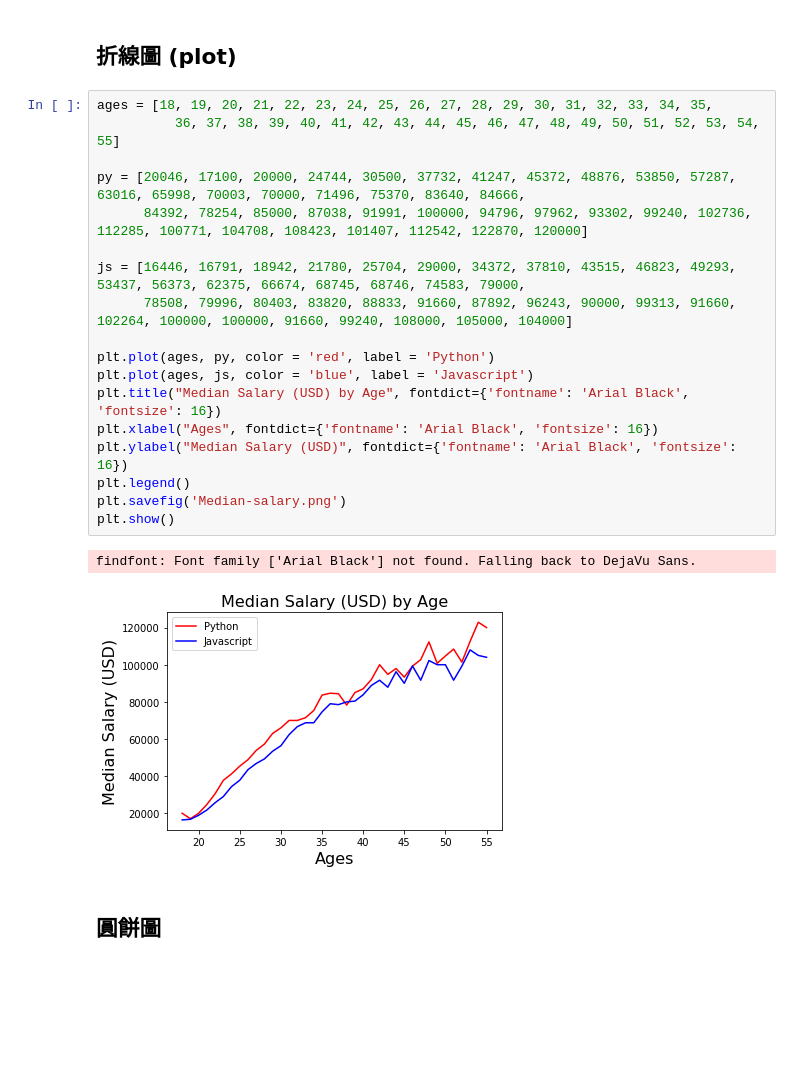
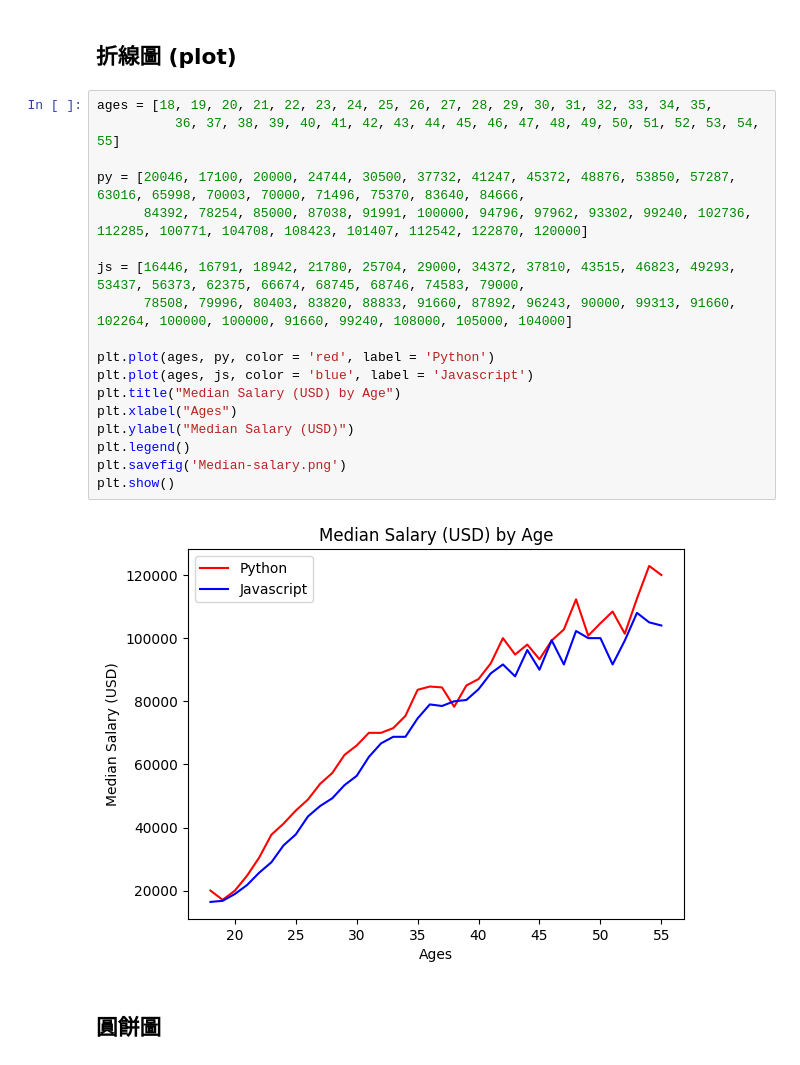
Before and after one commit to ThousandAI/pycs4001, a Jupyter notebook: class05/class05.ipynb, the cells around one changed output. Cells and saved outputs as stored; diff of their text form; blank space fills up the shorter version.

```diff
--- a/class05/class05.ipynb
+++ b/class05/class05.ipynb
@@ -189,24 +197,23 @@ data.groupby(["Type 1"]).mean()
 # %%
 ages = [18, 19, 20, 21, 22, 23, 24, 25, 26, 27, 28, 29, 30, 31, 32, 33, 34, 35,
           36, 37, 38, 39, 40, 41, 42, 43, 44, 45, 46, 47, 48, 49, 50, 51, 52, 53, 54, 55]
 
 py = [20046, 17100, 20000, 24744, 30500, 37732, 41247, 45372, 48876, 53850, 57287, 63016, 65998, 70003, 70000, 71496, 75370, 83640, 84666,
       84392, 78254, 85000, 87038, 91991, 100000, 94796, 97962, 93302, 99240, 102736, 112285, 100771, 104708, 108423, 101407, 112542, 122870, 120000]
 
 js = [16446, 16791, 18942, 21780, 25704, 29000, 34372, 37810, 43515, 46823, 49293, 53437, 56373, 62375, 66674, 68745, 68746, 74583, 79000,
       78508, 79996, 80403, 83820, 88833, 91660, 87892, 96243, 90000, 99313, 91660, 102264, 100000, 100000, 91660, 99240, 108000, 105000, 104000]
 
 plt.plot(ages, py, color = 'red', label = 'Python')
 plt.plot(ages, js, color = 'blue', label = 'Javascript')
-plt.title("Median Salary (USD) by Age", fontdict={'fontname': 'Arial Black', 'fontsize': 16})
-plt.xlabel("Ages", fontdict={'fontname': 'Arial Black', 'fontsize': 16})
-plt.ylabel("Median Salary (USD)", fontdict={'fontname': 'Arial Black', 'fontsize': 16})
+plt.title("Median Salary (USD) by Age")
+plt.xlabel("Ages")
+plt.ylabel("Median Salary (USD)")
 plt.legend()
 plt.savefig('Median-salary.png')
 plt.show()
 # %% [output]
-findfont: Font family ['Arial Black'] not found. Falling back to DejaVu Sans.
-[figure, old version]
+[figure, new version]
 # %% [markdown]
 ## **圓餅圖**
 # %%
```
Also changed, not shown: parts of 26 cells of this notebook.
